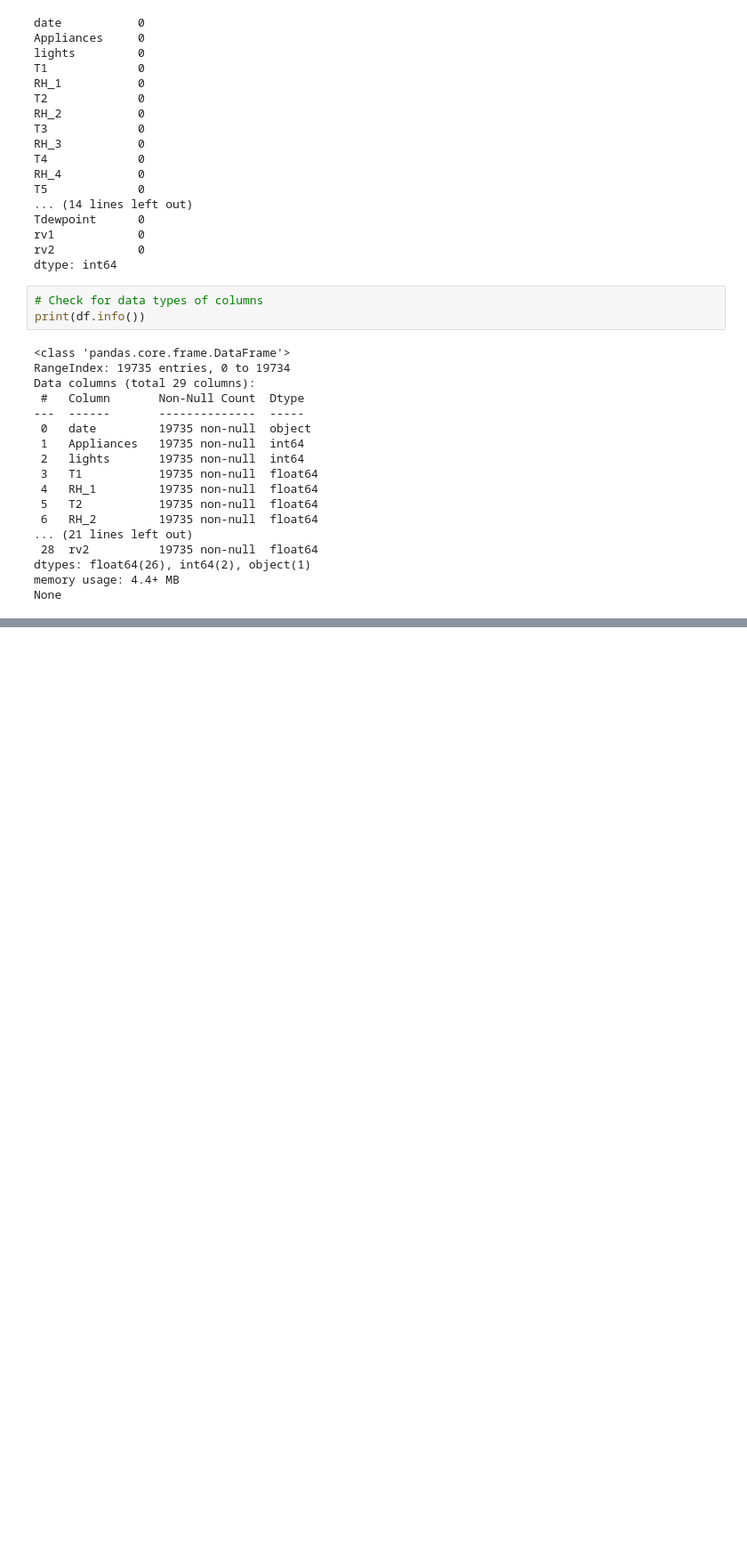
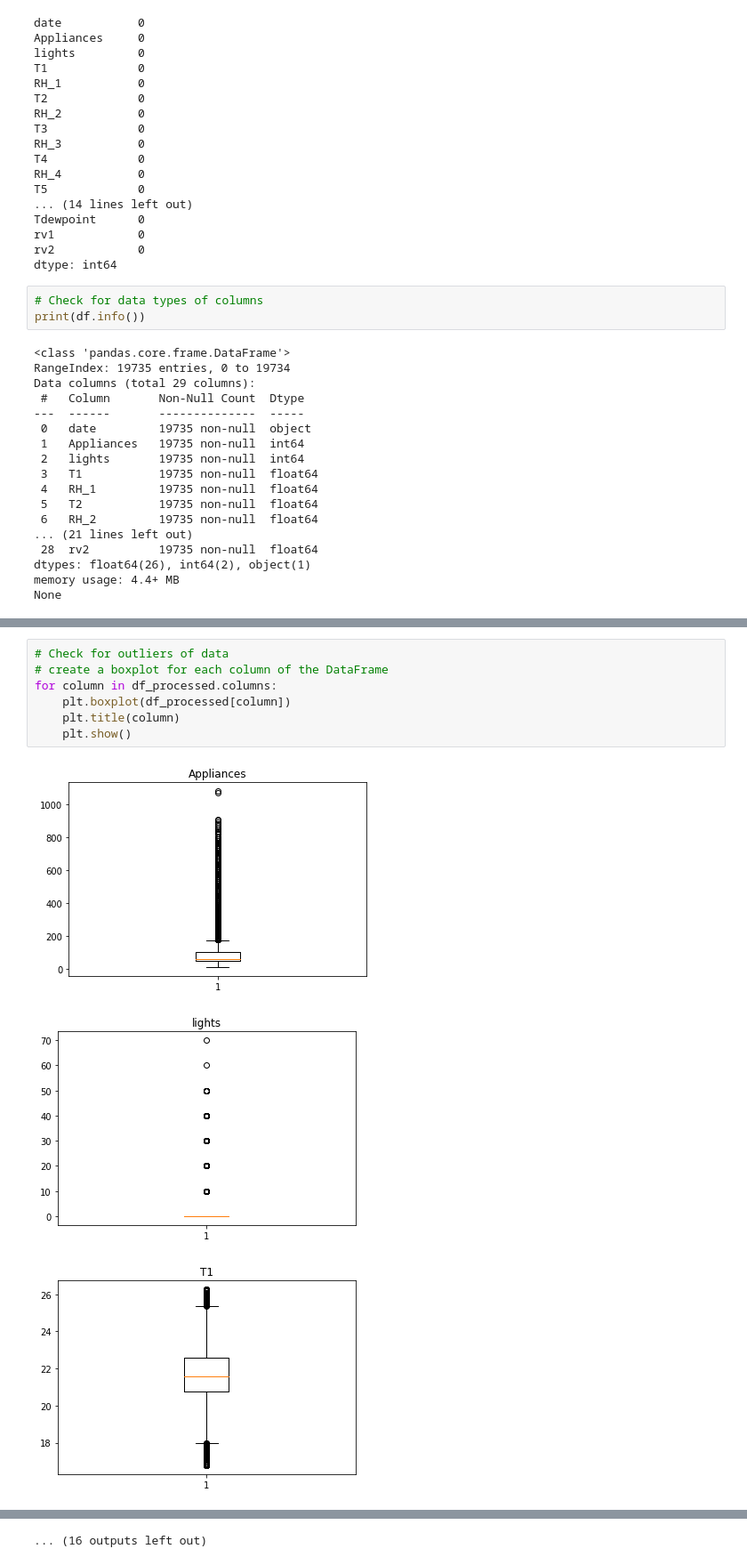
Before and after one commit to nimnathw/energy-consumption, a Jupyter notebook: energy_consumption.ipynb, the cells around one changed output, grey strips where cells are left out. Shown at 89% size. Cells and saved outputs as stored; diff of their text form; blank space fills up the shorter version.

```diff
--- a/energy_consumption.ipynb
+++ b/energy_consumption.ipynb
@@ -143,0 +148,11 @@ plt.show()
+# %%
+# Check for outliers of data
+# create a boxplot for each column of the DataFrame
+for column in df_processed.columns:
+    plt.boxplot(df_processed[column])
+    plt.title(column)
+    plt.show()
+# %% [output]
+[figure, added]
+[figure, added]
+[figure, added]
@@ -143,0 +168 @@ plt.show()
+... (16 outputs left out)
```
Also changed, not shown: parts of 22 cells of this notebook.
